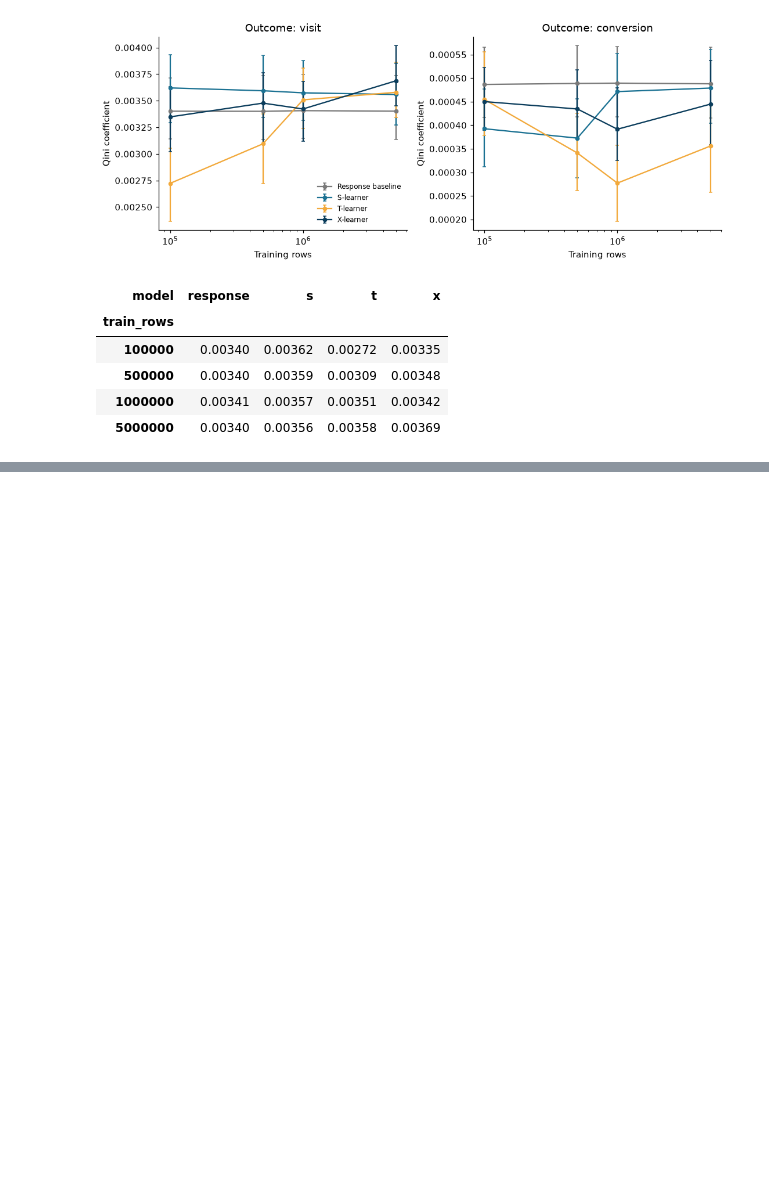
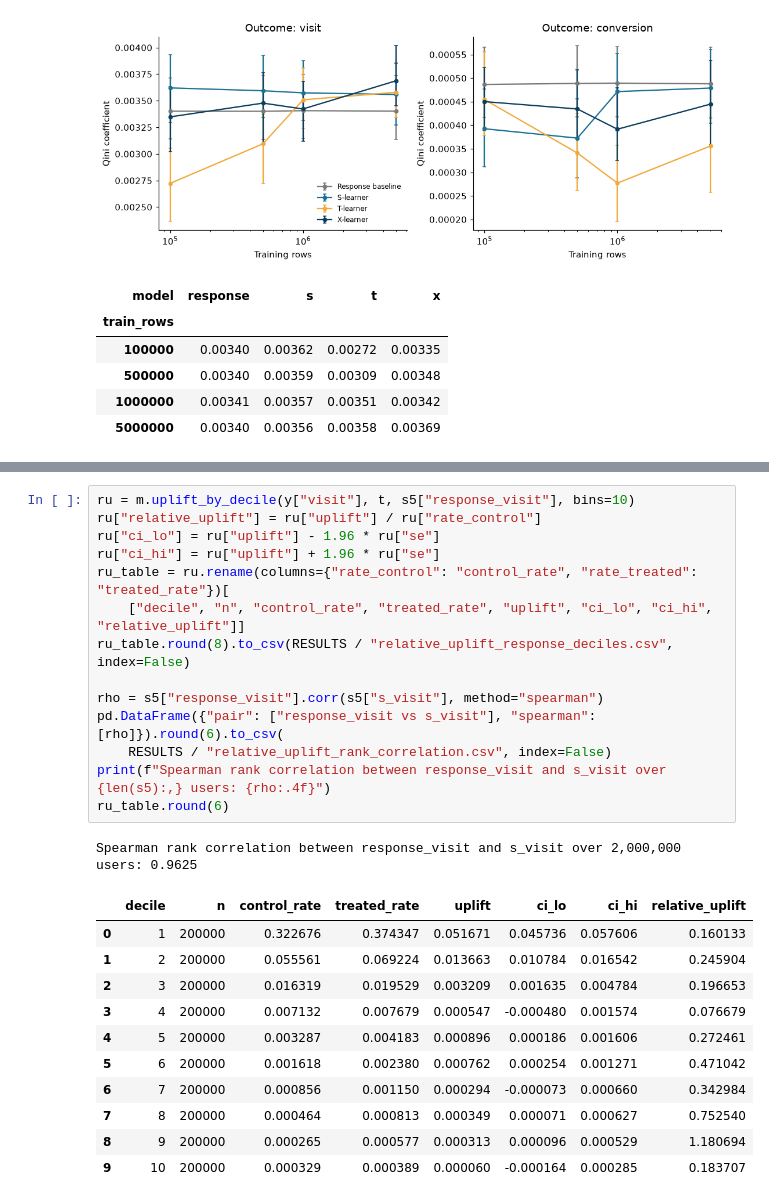
Before and after one commit to neuralnomad26/causal-uplift, a Jupyter notebook: notebooks/04_evaluation.ipynb, the cells around one changed output, grey strips where cells are left out. Cells and saved outputs as stored; diff of their text form; blank space fills up the shorter version.

```diff
--- a/notebooks/04_evaluation.ipynb
+++ b/notebooks/04_evaluation.ipynb
@@ -216,0 +225,27 @@ curve[curve.outcome == "visit"].pivot(index="train_rows", columns="model", value
+# %%
+ru = m.uplift_by_decile(y["visit"], t, s5["response_visit"], bins=10)
+ru["relative_uplift"] = ru["uplift"] / ru["rate_control"]
+ru["ci_lo"] = ru["uplift"] - 1.96 * ru["se"]
+ru["ci_hi"] = ru["uplift"] + 1.96 * ru["se"]
+ru_table = ru.rename(columns={"rate_control": "control_rate", "rate_treated": "treated_rate"})[
+    ["decile", "n", "control_rate", "treated_rate", "uplift", "ci_lo", "ci_hi", "relative_uplift"]]
+ru_table.round(8).to_csv(RESULTS / "relative_uplift_response_deciles.csv", index=False)
+
+rho = s5["response_visit"].corr(s5["s_visit"], method="spearman")
+pd.DataFrame({"pair": ["response_visit vs s_visit"], "spearman": [rho]}).round(6).to_csv(
+    RESULTS / "relative_uplift_rank_correlation.csv", index=False)
+print(f"Spearman rank correlation between response_visit and s_visit over {len(s5):,} users: {rho:.4f}")
+ru_table.round(6)
+# %% [output]
+Spearman rank correlation between response_visit and s_visit over 2,000,000 users: 0.9625
+|  | decile | n | control_rate | treated_rate | uplift | ci_lo | ci_hi | relative_uplift |
+| 0 | 1 | 200000 | 0.322676 | 0.374347 | 0.051671 | 0.045736 | 0.057606 | 0.160133 |
+| 1 | 2 | 200000 | 0.055561 | 0.069224 | 0.013663 | 0.010784 | 0.016542 | 0.245904 |
+| 2 | 3 | 200000 | 0.016319 | 0.019529 | 0.003209 | 0.001635 | 0.004784 | 0.196653 |
+| 3 | 4 | 200000 | 0.007132 | 0.007679 | 0.000547 | -0.000480 | 0.001574 | 0.076679 |
+| 4 | 5 | 200000 | 0.003287 | 0.004183 | 0.000896 | 0.000186 | 0.001606 | 0.272461 |
+| 5 | 6 | 200000 | 0.001618 | 0.002380 | 0.000762 | 0.000254 | 0.001271 | 0.471042 |
+| 6 | 7 | 200000 | 0.000856 | 0.001150 | 0.000294 | -0.000073 | 0.000660 | 0.342984 |
+| 7 | 8 | 200000 | 0.000464 | 0.000813 | 0.000349 | 0.000071 | 0.000627 | 0.752540 |
+| 8 | 9 | 200000 | 0.000265 | 0.000577 | 0.000313 | 0.000096 | 0.000529 | 1.180694 |
+| 9 | 10 | 200000 | 0.000329 | 0.000389 | 0.000060 | -0.000164 | 0.000285 | 0.183707 |
```
Also changed, not shown: parts of 5 cells of this notebook, 4 other files.
